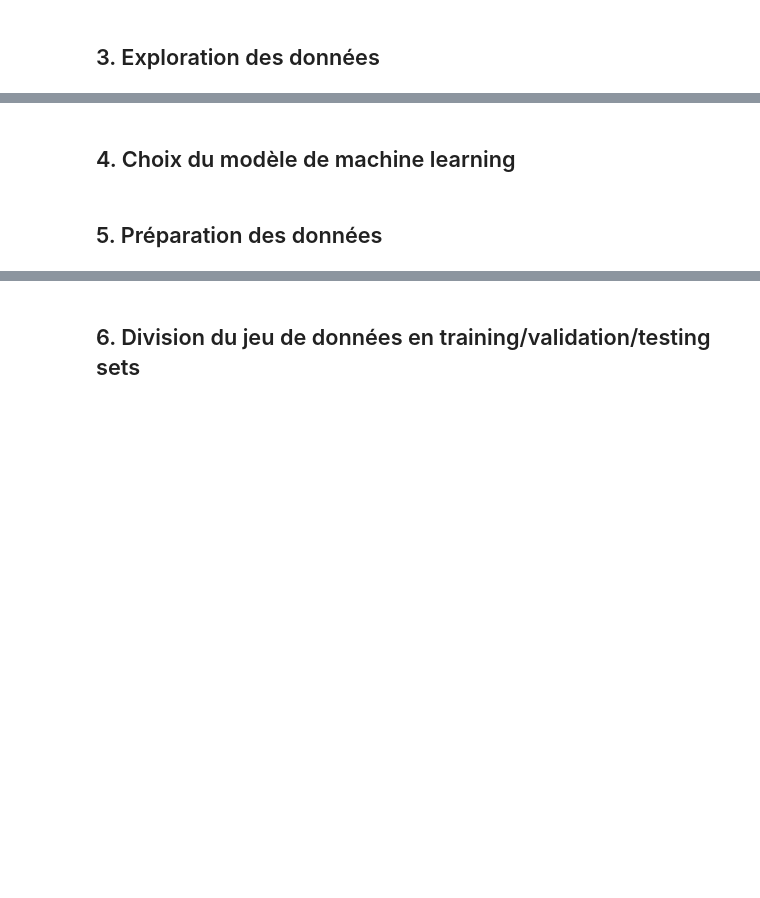
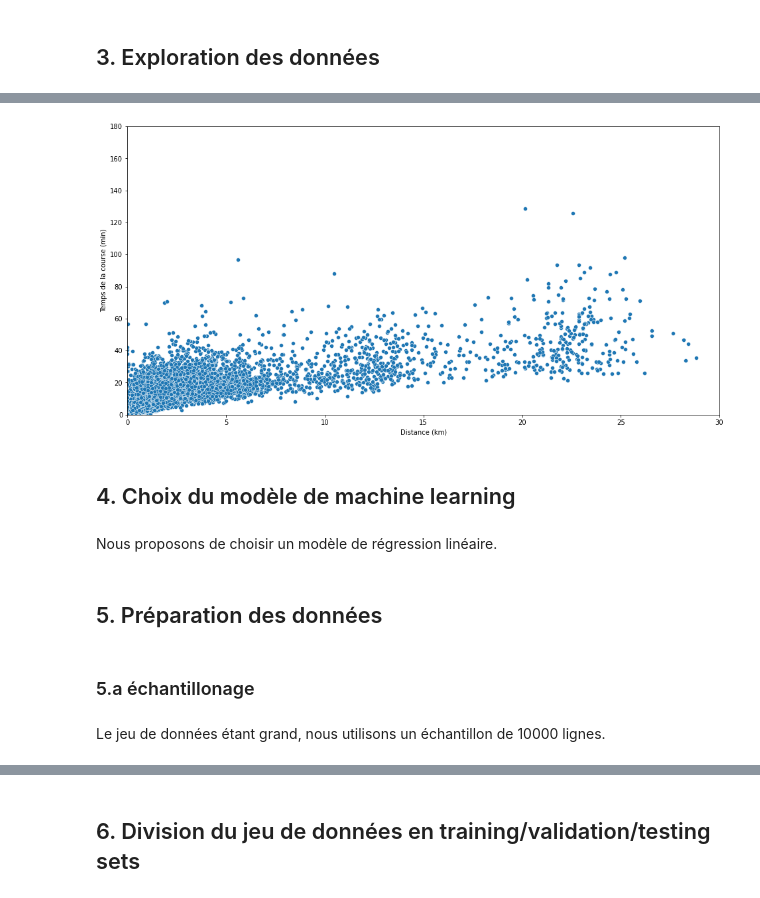
Before and after one commit to ATelders/taxi_traffic, a Jupyter notebook: notebooks/20210330-at-tm-initial-data-exploration.ipynb, the cells around one changed output, grey strips where cells are left out. Drawn from its saved outputs; the diff is of its cells as text; code cells hidden in the pictures; blank space fills up the shorter version.

```diff
--- a/notebooks/20210330-at-tm-initial-data-exploration.ipynb
+++ b/notebooks/20210330-at-tm-initial-data-exploration.ipynb
@@ -102,5 +117,22 @@ dtype('O')
+# %%
+sns.scatterplot(x=df_sample['distance'], y=(df_sample['trip_duration'] / 60))
+plt.xlim(0, 30)
+plt.ylim(0, 180)
+plt.xlabel('Distance (km)')
+plt.ylabel('Temps de la course (min)')
+fig = plt.gcf()
+
+fig.set_size_inches(16,8)
+# %% [output]
+[figure, added]
 # %% [markdown]
 ## 4. Choix du modèle de machine learning
+# %% [markdown]
+Nous proposons de choisir un modèle de régression linéaire.
 # %% [markdown]
 
 ## 5. Préparation des données
+# %% [markdown]
+### 5.a échantillonage
+# %% [markdown]
+Le jeu de données étant grand, nous utilisons un échantillon de 10000 lignes.
```
Also changed, not shown: parts of 16 cells of this notebook.
